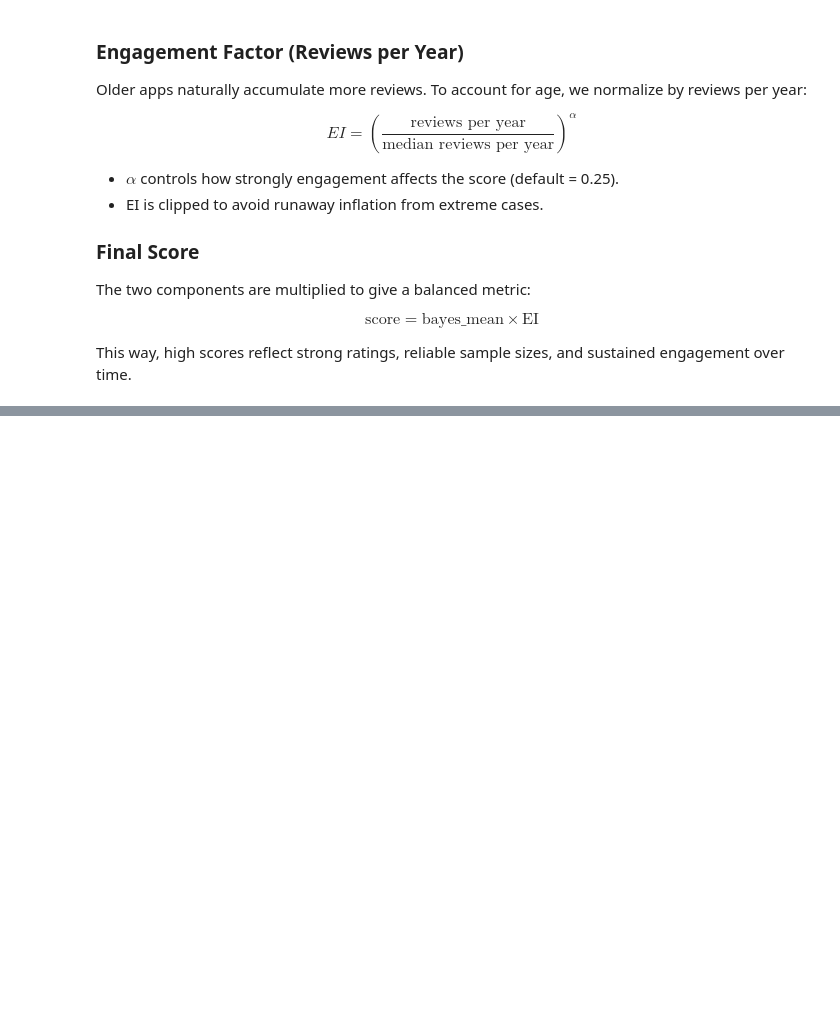
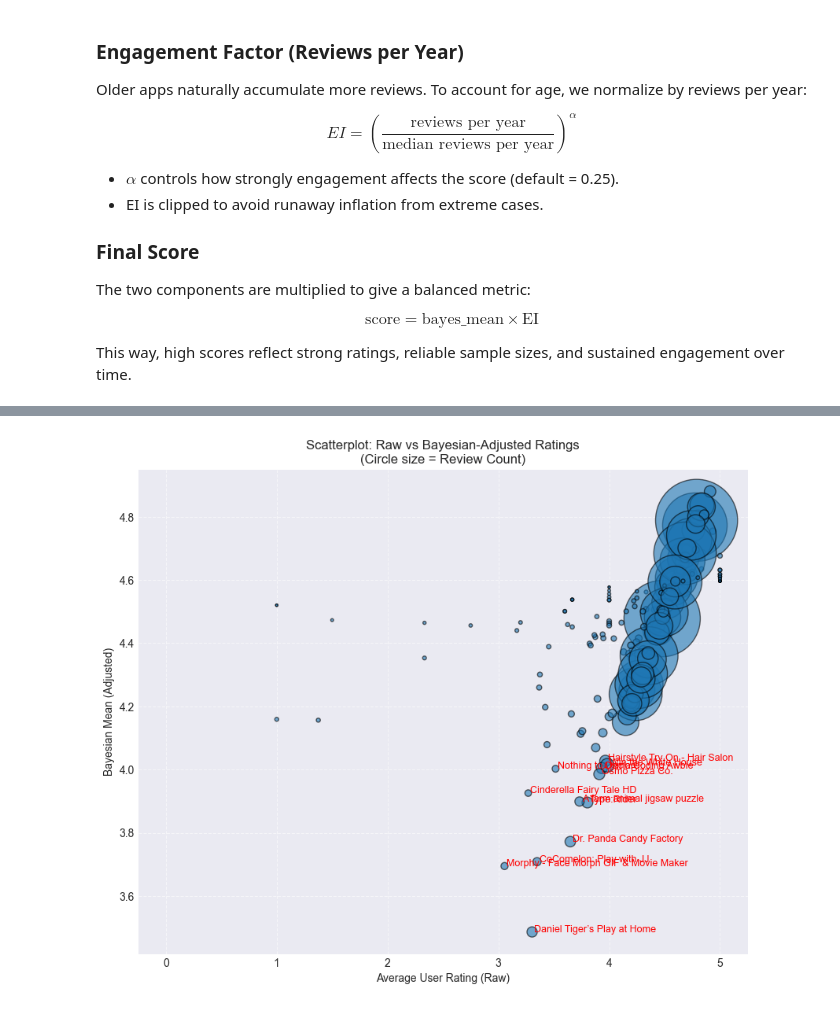
Before and after one commit to curiotiks/iOS_edu_games, a Jupyter notebook: desc_analysis.ipynb, the cells around one changed output, grey strips where cells are left out. Saved outputs shown, nothing was run; the diff lists cells and outputs as text; code cells hidden in the pictures; blank space fills up the shorter version.

```diff
--- a/desc_analysis.ipynb
+++ b/desc_analysis.ipynb
@@ -247,0 +219,32 @@ visualize_columns(scored_df, columns_to_visualize)
+# %%
+import matplotlib.pyplot as plt
+import numpy as np
+
+x = scored_df["average_user_rating"]
+y = scored_df["bayes_mean"]
+sizes = scored_df["user_rating_count"]
+
+# scale sizes for plotting (sqrt helps with visibility)
+sizes_scaled = np.sqrt(sizes) * 5
+
+# compute mean and std of bayes_mean
+mean_y = y.mean()
+std_y = y.std()
+
+plt.figure(figsize=(10,8))
+plt.scatter(x, y, s=sizes_scaled, alpha=0.6, edgecolor='k')
+
+plt.xlabel("Average User Rating (Raw)")
+plt.ylabel("Bayesian Mean (Adjusted)")
+plt.title("Scatterplot: Raw vs Bayesian-Adjusted Ratings\n(Circle size = Review Count)")
+
+plt.grid(True, linestyle='--', alpha=0.6)
+
+# add labels for outliers: more than 2 SD above or below mean
+for i, (x_val, y_val, name) in scored_df[["average_user_rating", "bayes_mean", "app_store_name"]].iterrows():
+    if (y_val > mean_y + 2*std_y) or (y_val < mean_y - 2*std_y):
+        plt.text(x_val+0.02, y_val, name, fontsize=9, color="red")
+
+plt.show()
+# %% [output]
+[figure, added]
```
Also changed, not shown: parts of 7 cells of this notebook, 5 other files.
